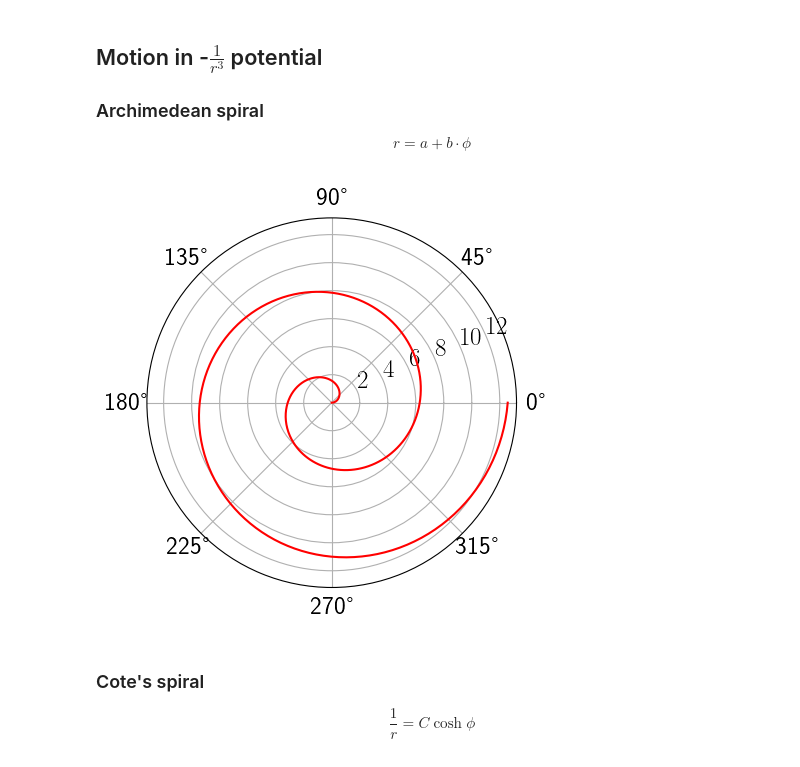
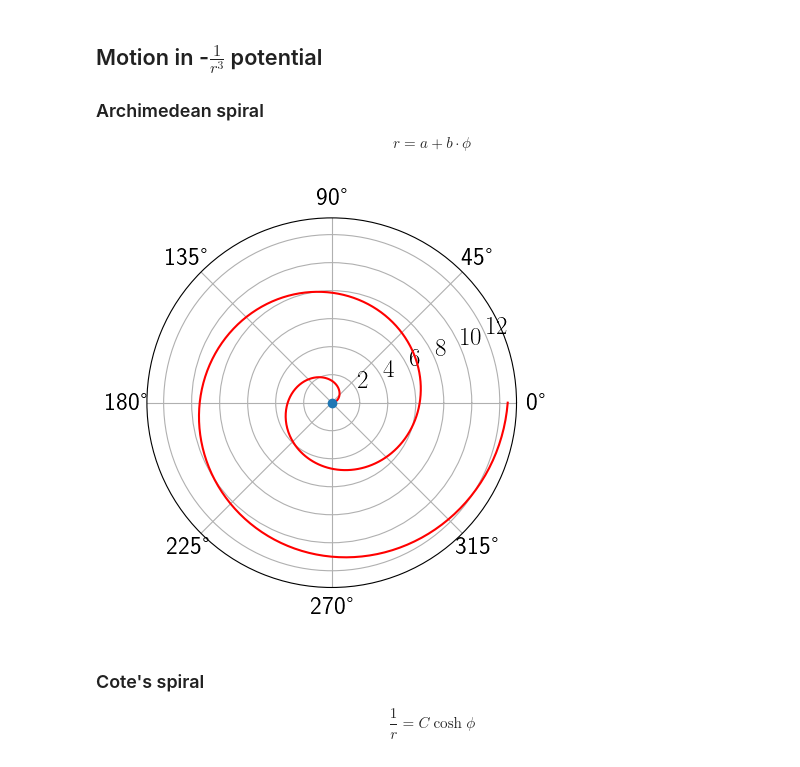
Before and after one commit to rajeshrinet/teaching, a Jupyter notebook: ex5-orbits-centralForce.ipynb, the cells around one changed output. Cells and saved outputs as stored; diff of their text form; code cells hidden in the pictures.

```diff
--- a/ex5-orbits-centralForce.ipynb
+++ b/ex5-orbits-centralForce.ipynb
@@ -95,16 +95,17 @@ $${\displaystyle r=a+b\cdot \phi }$$
 # %%
 N=512
 a = .0
 b = 1
 
 phi = np.linspace(0, 4*np.pi, N)
 fig, ax = plt.subplots(subplot_kw={'projection': 'polar'})
 ax.plot(phi, a + b*phi, 'r')
+ax.plot(phi[0], (a + b*phi)[0], 'o')
 
 # ax.set_rmax(2);
 ax.grid(True)
 # %% [output]
-[figure, old version]
+[figure, new version]
 # %% [markdown]
 ### Cote's spiral
 
```
Also changed, not shown: parts of 5 cells of this notebook, 1 other file.
